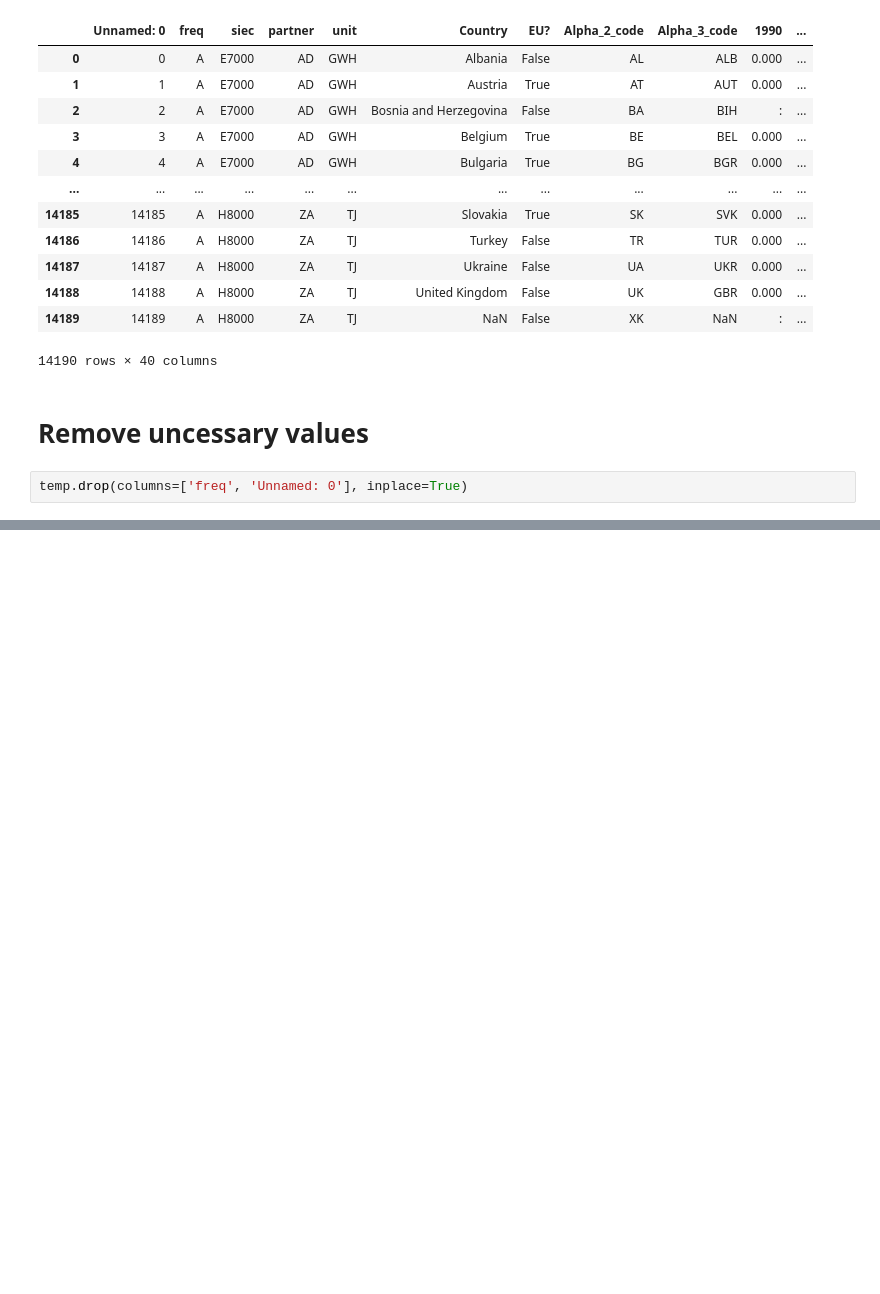
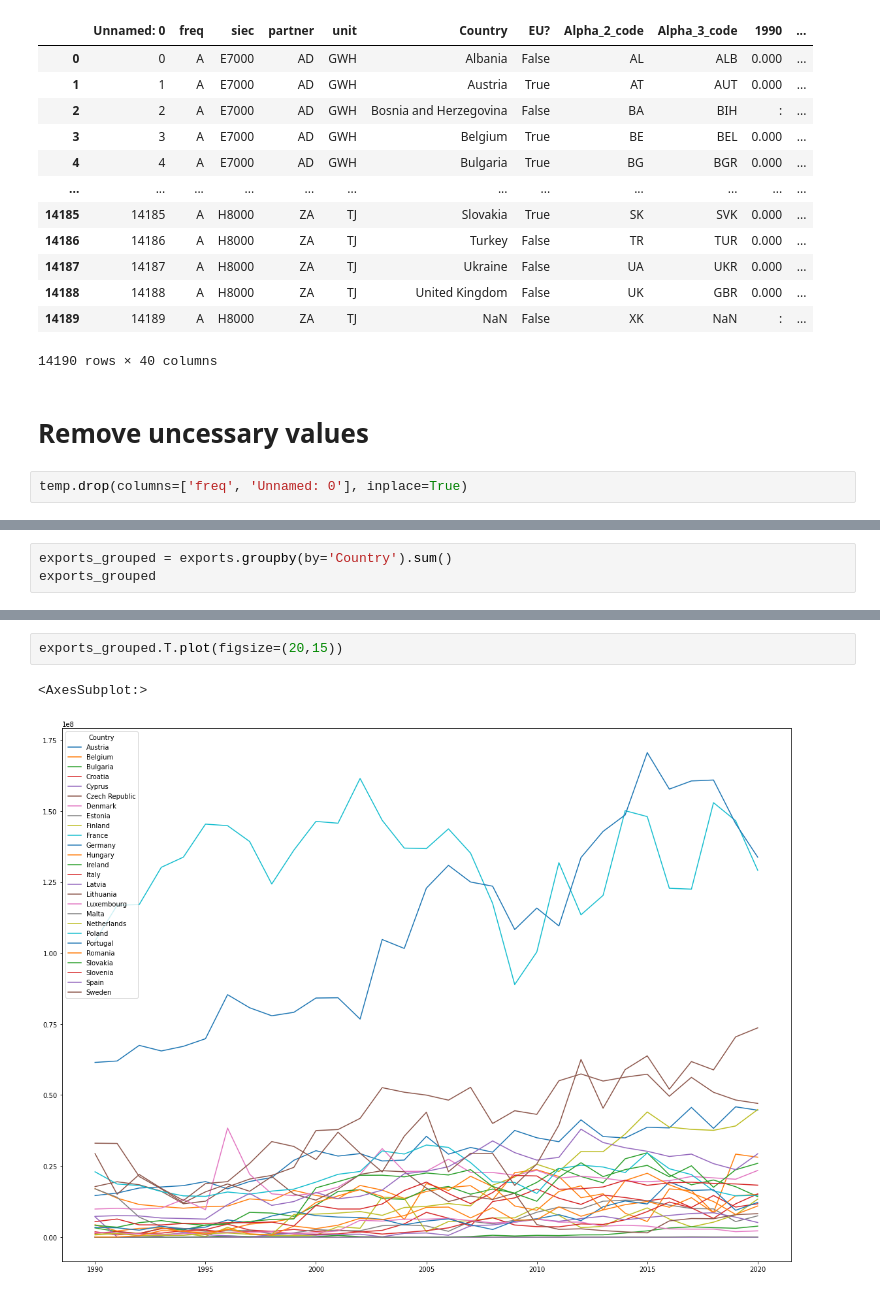
Before and after one commit to SinanSeyhan/green-electricity-project, a Jupyter notebook: notebooks/data_analysis_sinan_export.ipynb, the cells around one changed output, grey strips where cells are left out. Cells and saved outputs as stored; diff of their text form; blank space fills up the shorter version.

```diff
--- a/notebooks/data_analysis_sinan_export.ipynb
+++ b/notebooks/data_analysis_sinan_export.ipynb
@@ -148,0 +185,3 @@ memory usage: 783.1+ KB
+# %%
+exports_grouped = exports.groupby(by='Country').sum()
+exports_grouped
@@ -148,0 +208,5 @@ memory usage: 783.1+ KB
+# %%
+exports_grouped.T.plot(figsize=(20,15))
+# %% [output]
+<AxesSubplot:>
+[figure, added]
```
Also changed, not shown: parts of 25 cells of this notebook, 3 other files.
